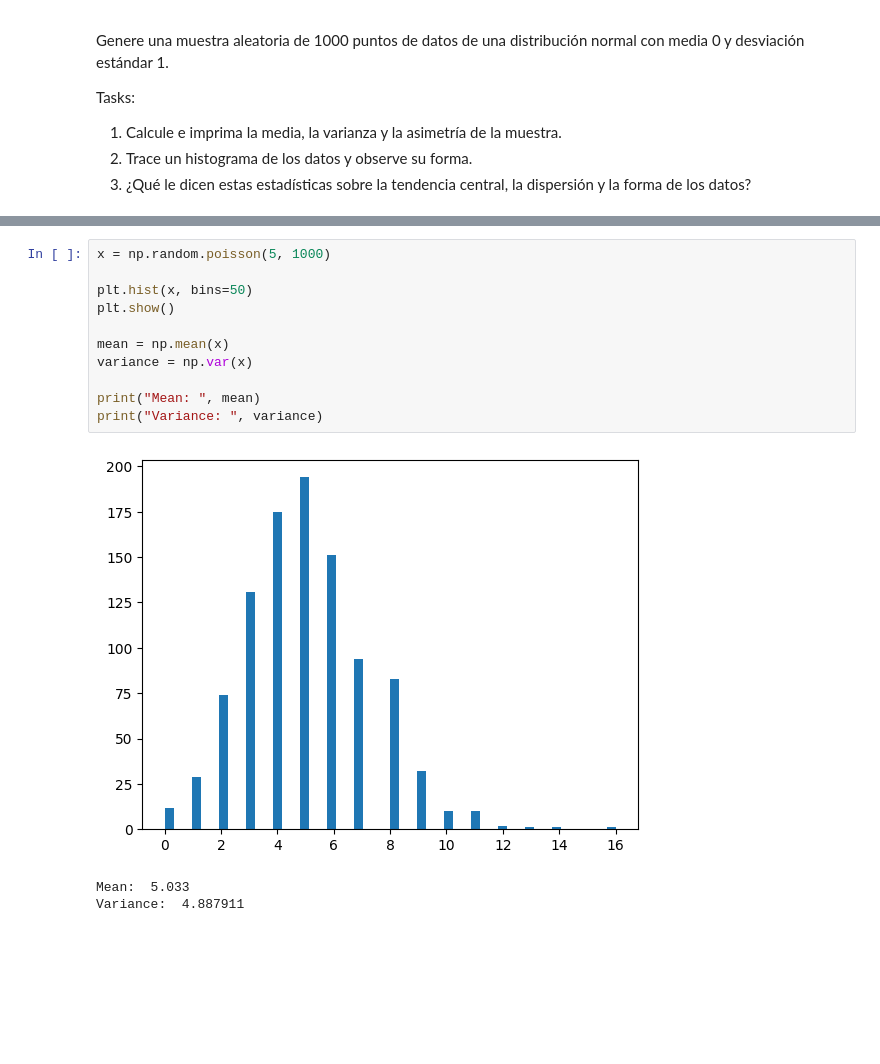
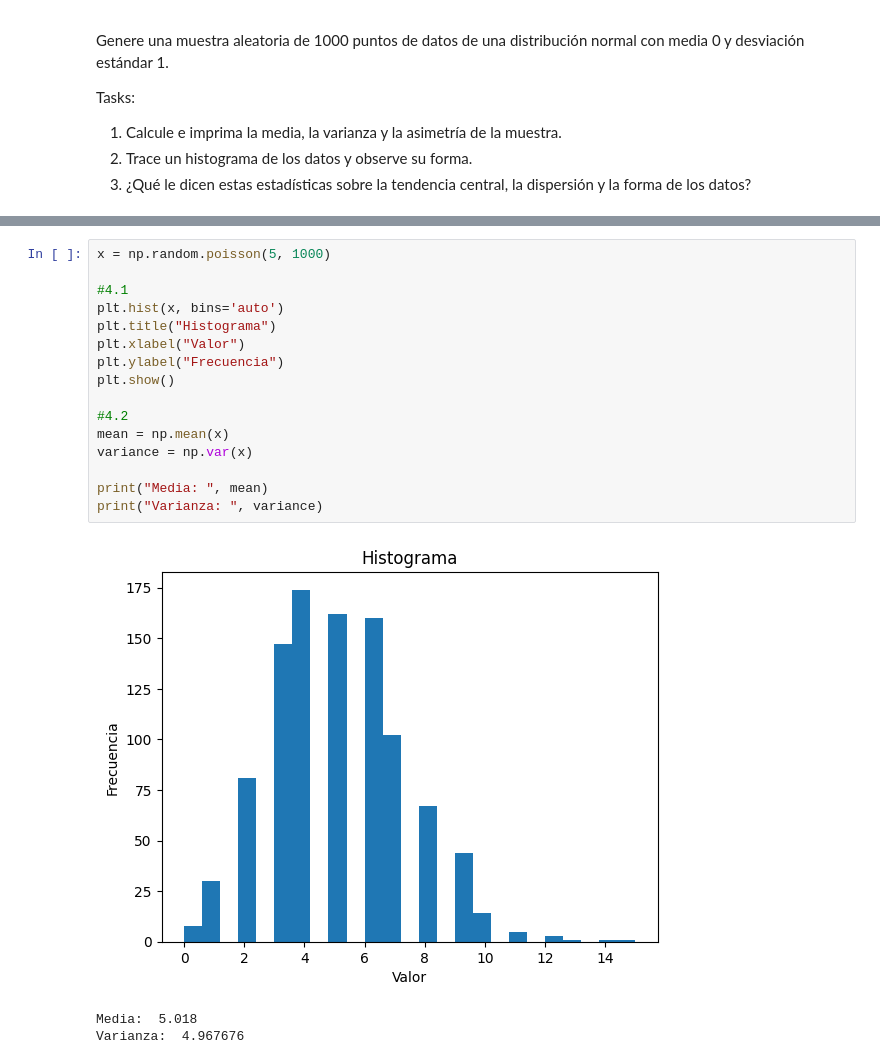
Before and after one commit to stefanoaragoni/simulacion_lab1, a Jupyter notebook: main.ipynb, the cells around one changed output, grey strips where cells are left out. Saved outputs shown, nothing was run; the diff lists cells and outputs as text; blank space fills up the shorter version.

```diff
--- a/main.ipynb
+++ b/main.ipynb
@@ -87,15 +123,20 @@ Kurtosis:  2.179549379401234
 # %%
 x = np.random.poisson(5, 1000)
 
-plt.hist(x, bins=50)
+#4.1
+plt.hist(x, bins='auto')
+plt.title("Histograma")
+plt.xlabel("Valor")
+plt.ylabel("Frecuencia")
 plt.show()
 
+#4.2
 mean = np.mean(x)
 variance = np.var(x)
 
-print("Mean: ", mean)
-print("Variance: ", variance)
+print("Media: ", mean)
+print("Varianza: ", variance)
 # %% [output]
-[figure, old version]
+[figure, new version]
-Mean:  5.033
-Variance:  4.887911
+Media:  5.018
+Varianza:  4.967676
```
Also changed, not shown: parts of 14 cells of this notebook.
